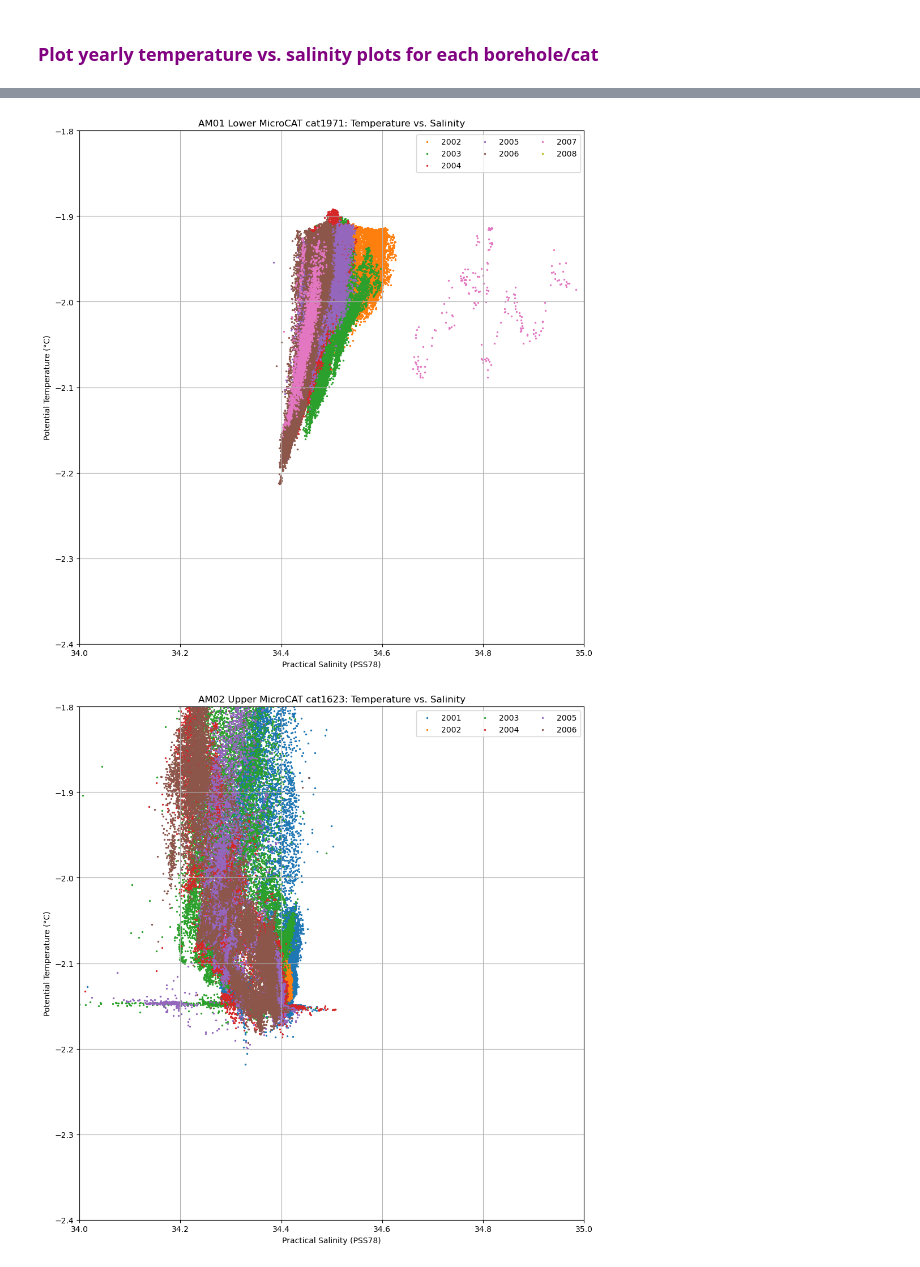
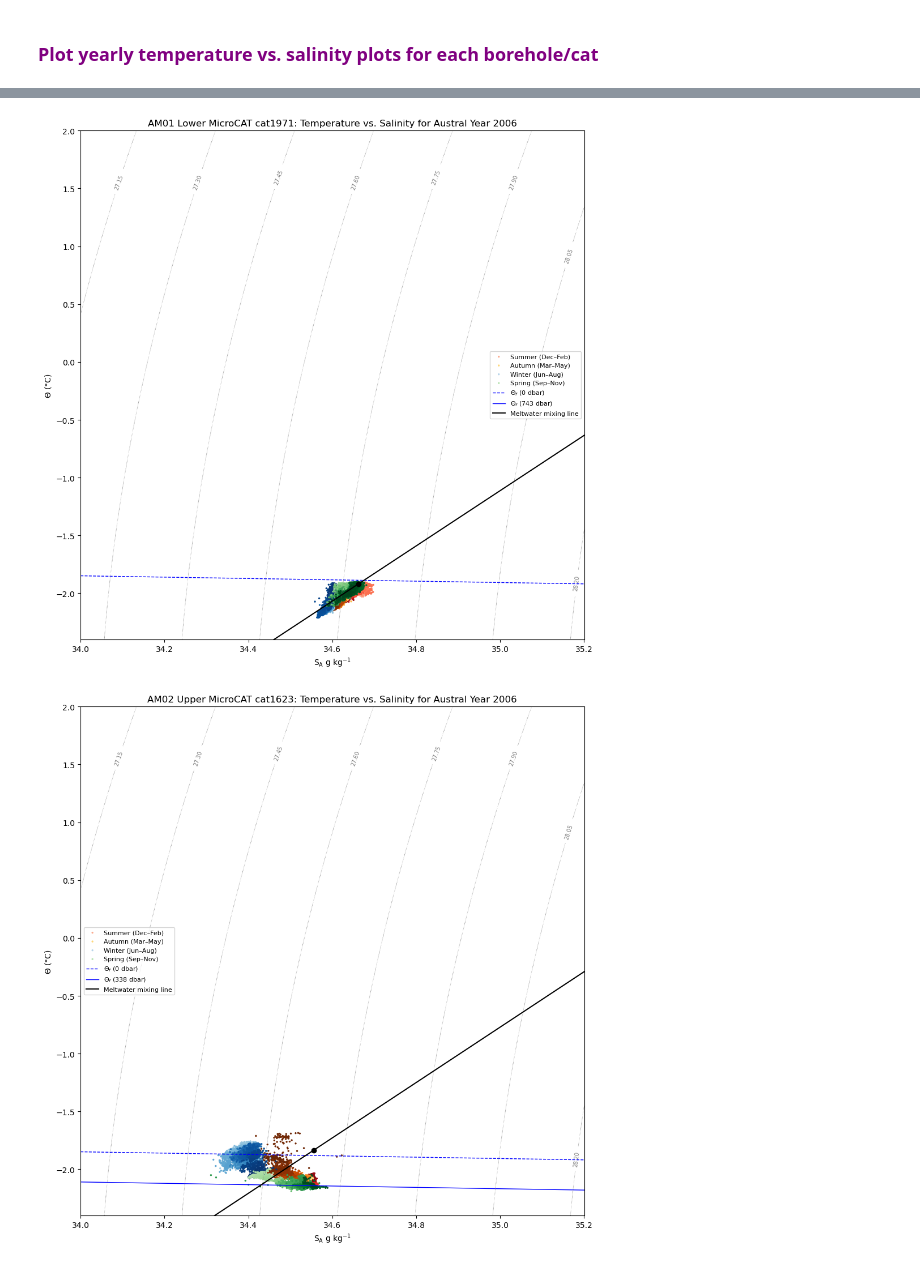
Before and after one commit to dohertyalexj/amery-amisor, a Jupyter notebook: notebooks/explore_T-SYearly.ipynb, the cells around one changed output, grey strips where cells are left out. Drawn from its saved outputs; the diff is of its cells as text; code cells hidden in the pictures.

Commit message:
Updated T-S plots

```diff
--- a/notebooks/explore_T-SYearly.ipynb
+++ b/notebooks/explore_T-SYearly.ipynb
@@ -60,8 +126,10 @@ def plot_ts(df, borehole, cat, ylim_temp=None, xlim_sal=None):
 df = pd.read_parquet("../data/proc/03_pressure_handled.parquet")
 
 # Define the limits for plots of temperature and salinity
-ylim_temp = (-2.4, -1.8)
-xlim_sal = (34, 35)
+ylim_temp = (-2.4, 2.0)
+xlim_sal = (34, 35.2)
+
+target_year = 2006
 
 boreholes = sorted(df["borehole"].unique())
 
@@ -75,5 +143,5 @@ for borehole in boreholes:
         cats = df_bh[df_bh["water_column_position"] == position]["cat"].unique()
 
         for cat in cats:
-            plot_ts(df, borehole, cat, ylim_temp=ylim_temp, xlim_sal=xlim_sal)
+            plot_ts_year(df, borehole, cat, target_year, ylim_temp=ylim_temp, xlim_sal=xlim_sal)
 # %% [output]
@@ -82,2 +150,2 @@ for borehole in boreholes:
-[figure, old version]
+[figure, new version]
-[figure, old version]
+[figure, new version]
```
Also changed, not shown: parts of 2 cells of this notebook, 2 other files.
